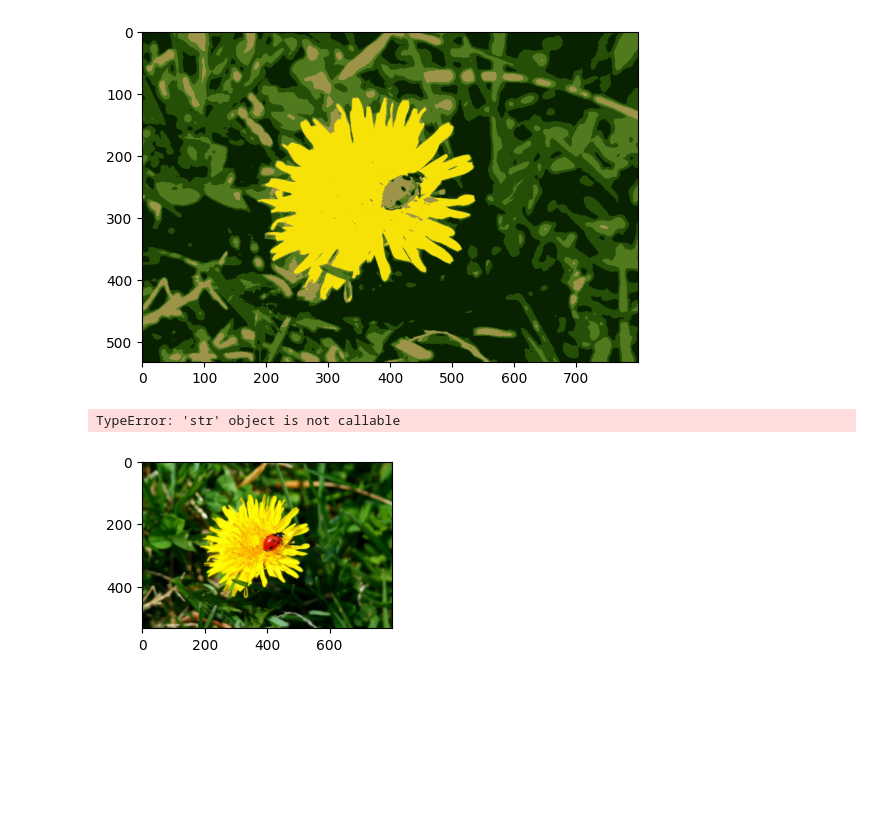
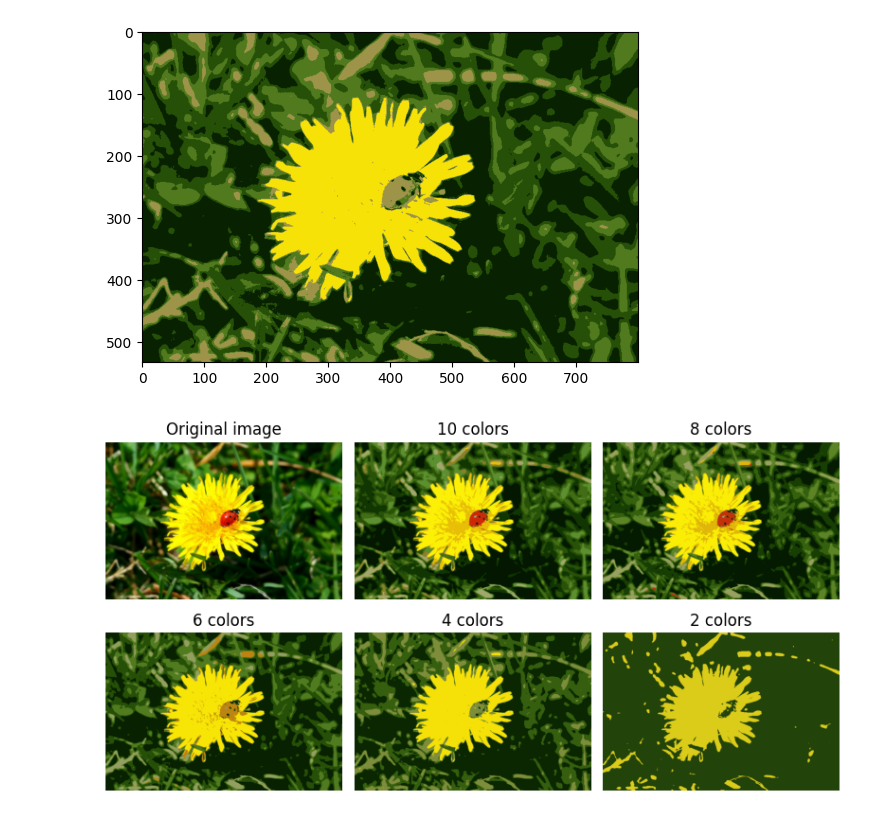
Before and after one commit to wesinalves/projetos-ml-para-iniciantes, a Jupyter notebook: notebooks/segementacao-imagem.ipynb, the cells around one changed output. Cells and saved outputs as stored; diff of their text form; code cells hidden in the pictures; blank space fills up the shorter version.

```diff
--- a/notebooks/segementacao-imagem.ipynb
+++ b/notebooks/segementacao-imagem.ipynb
@@ -62,28 +62,27 @@ plt.show()
 # %%
 segmented_imgs = []
 n_colors = (10, 8, 6, 4, 2)
 for n_clusters in n_colors:
     kmeans = KMeans(n_clusters=n_clusters, n_init=10, random_state=42).fit(X)
     segmented_img = kmeans.cluster_centers_[kmeans.labels_]
     segmented_imgs.append(segmented_img.reshape(image.shape))
 
 plt.figure(figsize=(10, 5))
 plt.subplots_adjust(wspace=0.05, hspace=0.1)
 
 plt.subplot(2, 3, 1)
 plt.imshow(image)
 title = "Original image"
 plt.title(title)
 plt.axis('off')
 
 for idx, n_clusters in enumerate(n_colors):
     plt.subplot(2, 3, 2 + idx)
-    plt.imshow(segmented_imgs[idx] / 255)
+    plt.imshow(segmented_imgs[idx])
     title = f"{n_clusters} colors"
     plt.title(title)
     plt.axis('off')
 
 plt.show()
 # %% [output]
-TypeError: 'str' object is not callable
-[figure, old version]
+[figure, new version]
```
Also changed, not shown: 3 other files.
